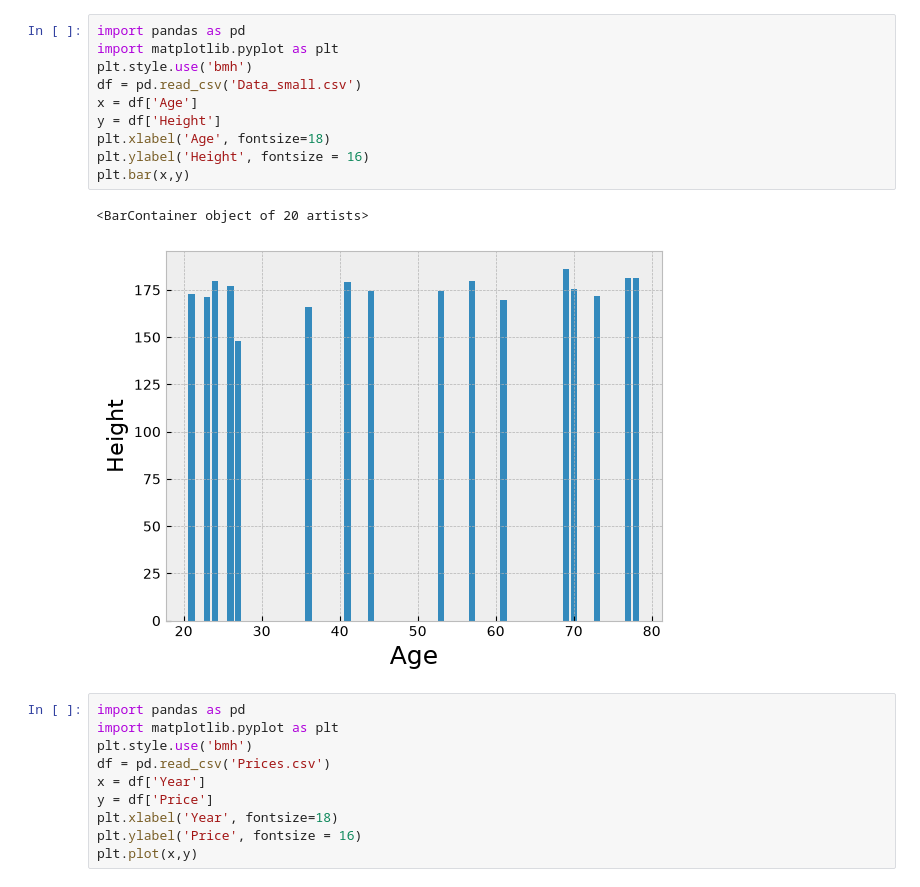
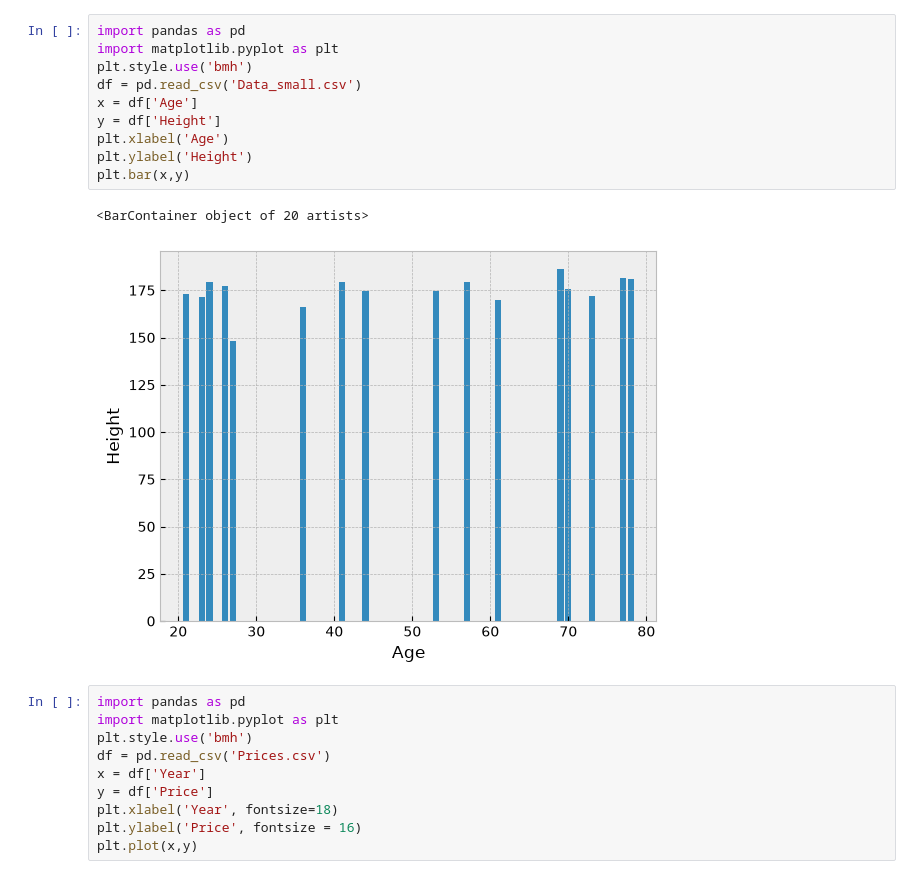
Before and after one commit to s4rojx/dsp, a Jupyter notebook: Lab3.ipynb, the cells around one changed output. Saved outputs shown, nothing was run; the diff lists cells and outputs as text.

```diff
--- a/Lab3.ipynb
+++ b/Lab3.ipynb
@@ -1,16 +1,16 @@
 # %%
 import pandas as pd
 import matplotlib.pyplot as plt
 plt.style.use('bmh')
 df = pd.read_csv('Data_small.csv')
 x = df['Age']
 y = df['Height']
-plt.xlabel('Age', fontsize=18)
-plt.ylabel('Height', fontsize = 16)
+plt.xlabel('Age')
+plt.ylabel('Height')
 plt.bar(x,y)
 # %% [output]
 <BarContainer object of 20 artists>
-[figure, old version]
+[figure, new version]
 # %%
 import pandas as pd
 import matplotlib.pyplot as plt
```
Also changed, not shown: 2 other files.
